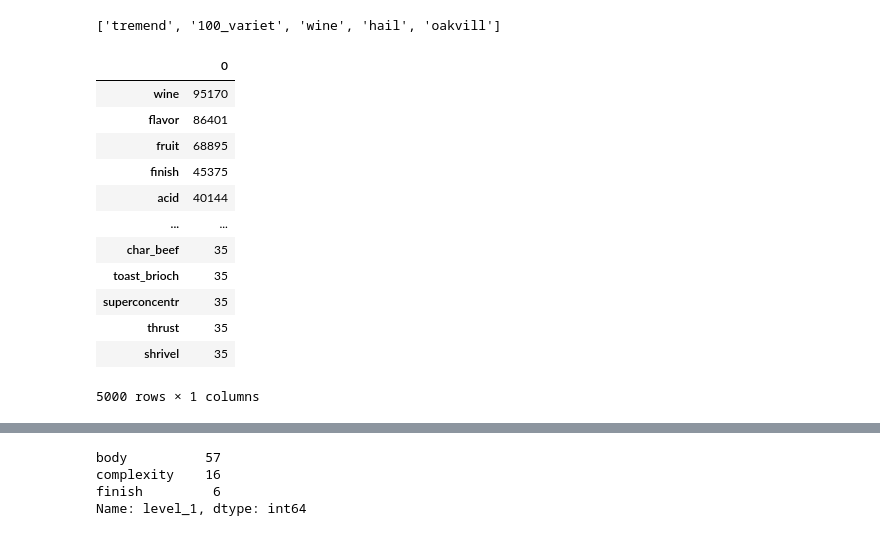
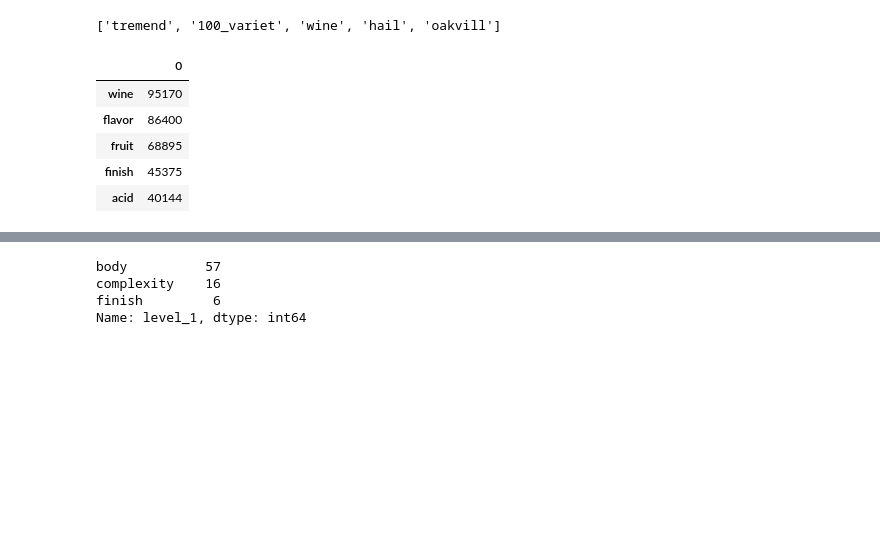
Before and after one commit to chyunoo/wineteller, a Jupyter notebook: notebooks/data_exploration_hc.ipynb, the cells around one changed output, grey strips where cells are left out. Drawn from its saved outputs; the diff is of its cells as text; code cells hidden in the pictures; blank space fills up the shorter version.

Commit message:
cleaned notebook

```diff
--- a/notebooks/data_exploration_hc.ipynb
+++ b/notebooks/data_exploration_hc.ipynb
@@ -117,8 +89,0 @@ Wall time: 45.8 s
-# %%
-%%time
-reviews_list = list(test['description'])
-reviews_list = [str(r) for r in reviews_list]
-sentences_tokenized=[]
-for review in tqdm_notebook(reviews_list) :
-    sentences_tokenized.append(sent_tokenize(review))
-sentences_tokenized = [item for sublist in sentences_tokenized for item in sublist]
@@ -131,0 +92,11 @@ len(sentences_tokenized)
+# %%
+%%time
+#tokenization : reviews -> sentences
+
+reviews_list = list(data['description'])
+reviews_list = [str(r) for r in reviews_list]
+
+sentences_tokenized=[]
+for review in tqdm(reviews_list) :
+    sentences_tokenized.append(sent_tokenize(review))
+sentences_tokenized = [item for sublist in sentences_tokenized for item in sublist]
@@ -132,4 +114,7 @@ len(sentences_tokenized)
 # %%
+%%time
+#normalization : remove stopwords and punctuation + tokenize sentences into words
+
 stop_words = set(stopwords.words('english'))
 
 punctuation_table = str.maketrans({key: None for key in string.punctuation})
@@ -139,7 +124,7 @@ def normalize_text(raw_text):
     try:
         word_list = word_tokenize(raw_text)
         normalized_sentence = []
-        for w in word_list:
+        for w in tqdm(word_list):
             try:
                 w = str(w)
                 lower_case_word = str.lower(w)
@@ -155,6 +140,6 @@ def normalize_text(raw_text):
 
 sentence_sample = sentences_tokenized[:10]
 normalized_sentences = []
-for s in sentences_tokenized:
+for s in tqdm(sentences_tokenized) :
     normalized_text = normalize_text(s)
     normalized_sentences.append(normalized_text)
@@ -194,11 +159,14 @@ normalized_sentences[:3]
 # %%
+%%time
+#retrieve bi-grams and tri-grams from normalized sentences
+
 phrases = Phrases(normalized_sentences)
 phrases = Phrases(phrases[normalized_sentences])
 
 ngrams = Phraser(phrases)
 
 phrased_sentences = []
-for sent in normalized_sentences:
+for sent in tqdm(normalized_sentences):
     phrased_sentence = ngrams[sent]
     phrased_sentences.append(phrased_sentence)
 
@@ -234,18 +198,11 @@ counter_df = pd.DataFrame.from_dict(sorted_counts, orient='index')
 top_5000_words = counter_df.head(5000)
 counter_df.to_csv('top_5000_descriptors.csv')
 # %%
-top_5000_words
+top_5000_words.head()
 # %% [output]
 |  | 0 |
 | wine | 95170 |
-| flavor | 86401 |
+| flavor | 86400 |
 | fruit | 68895 |
 | finish | 45375 |
 | acid | 40144 |
-| ... | ... |
-| char_beef | 35 |
-| toast_brioch | 35 |
-| superconcentr | 35 |
-| thrust | 35 |
-| shrivel | 35 |
-5000 rows × 1 columns
```
Also changed, not shown: parts of 53 cells of this notebook.
